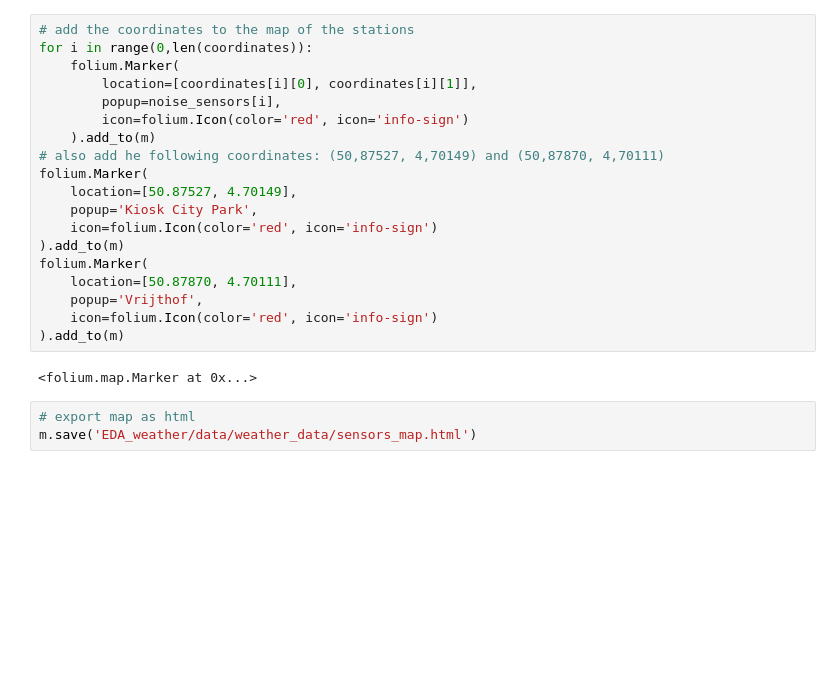
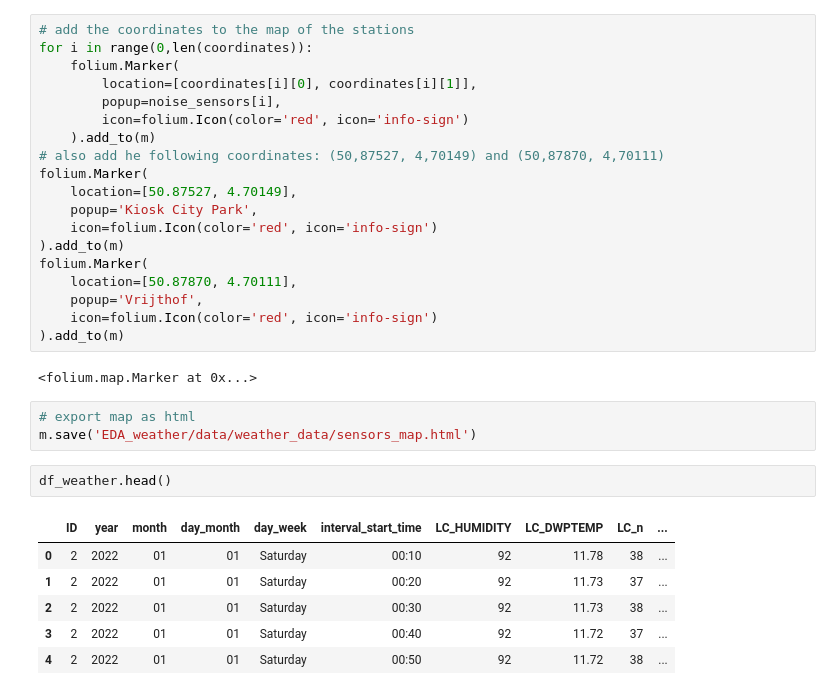
Before and after one commit to vavald/MDA_Switzerland, a Jupyter notebook: Valentin/Final_data_cleaning_valentin.ipynb, the cells around one changed output. Cells and saved outputs as stored; diff of their text form; blank space fills up the shorter version.

```diff
--- a/Valentin/Final_data_cleaning_valentin.ipynb
+++ b/Valentin/Final_data_cleaning_valentin.ipynb
@@ -132,3 +229,12 @@ folium.Marker(
 # %%
 # export map as html
 m.save('EDA_weather/data/weather_data/sensors_map.html')
+# %%
+df_weather.head()
+# %% [output]
+|  | ID | year | month | day_month | day_week | interval_start_time | LC_HUMIDITY | LC_DWPTEMP | LC_n | ... |
+| 0 | 2 | 2022 | 01 | 01 | Saturday | 00:10 | 92 | 11.78 | 38 | ... |
+| 1 | 2 | 2022 | 01 | 01 | Saturday | 00:20 | 92 | 11.73 | 37 | ... |
+| 2 | 2 | 2022 | 01 | 01 | Saturday | 00:30 | 92 | 11.73 | 38 | ... |
+| 3 | 2 | 2022 | 01 | 01 | Saturday | 00:40 | 92 | 11.72 | 37 | ... |
+| 4 | 2 | 2022 | 01 | 01 | Saturday | 00:50 | 92 | 11.72 | 38 | ... |
```
Also changed, not shown: parts of 41 cells of this notebook.
